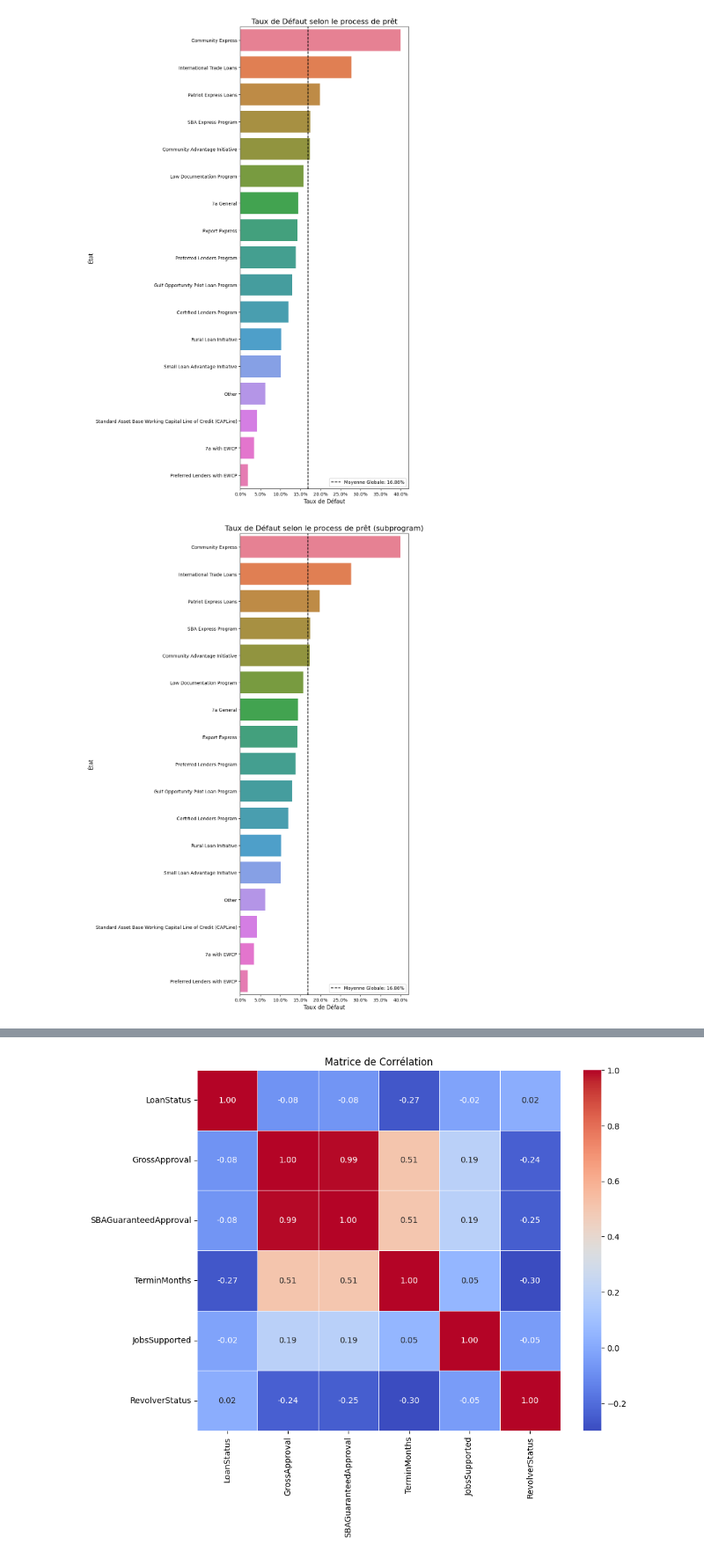
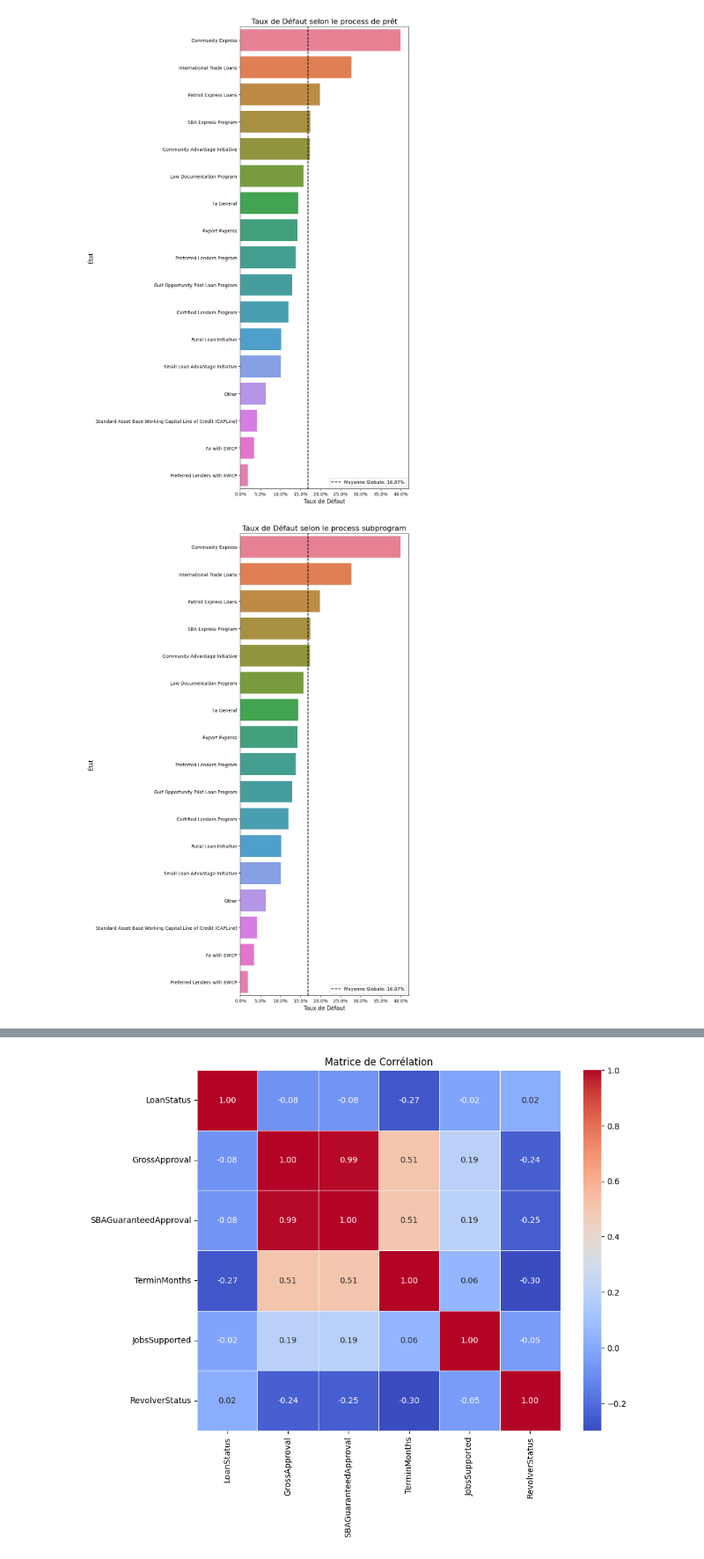
Before and after one commit to TigranGyurjyan/Machine_Learning_projet, a Jupyter notebook: EDA.ipynb, the cells around one changed output, grey strips where cells are left out. Shown at 88% size. Drawn from its saved outputs; the diff is of its cells as text; code cells hidden in the pictures.

```diff
--- a/EDA.ipynb
+++ b/EDA.ipynb
@@ -67 +72,16 @@ Timestamp('2025-07-02 00:00:00')
+# %%
+df = df.drop_duplicates()
+# %%
+df = df.drop(columns={'Program',
+                      'BorrName',
+                      'BorrStreet',
+                      'BorrCity',
+                      'LocationID',
+                      'BankFDICNumber',
+                      'BankZip',
+                      'BankStreet',
+                      'BankCity',
+                      'NAICSDescription',
+                      'CongressionalDistrict'
+})
 # %%
@@ -79,13 +98,2 @@ Timestamp('2025-07-02 00:00:00')
 # %%
-df = df.drop(columns={"Program",
-                     "BorrStreet",
-                     "BorrCity",
-                     "BankFDICNumber", #on garde le nom de la banque finalement car moins de Nan
-                      "BankStreet",
-                      "BankCity",
-                      "NAICSDescription",
-                     "BorrName",
-                     "LocationID",
-                     "BankZip",
-                     "ProjectCounty",
-                     "CongressionalDistrict"})
+df.info()
@@ -455,6 +441,7 @@ Name: count, dtype: int64
 # %%
+# ON fait le choix de regrouper à partir de VI dans une catégorie Other
 freq = df['BorrState'].value_counts()
-state_rares = freq[freq < 300].index
+state_rares = freq[freq < 239].index
 df.loc[df['BorrState'].isin(state_rares), 'BorrState'] = 'Other'
 # %%
 state_risk = df.groupby('BorrState')['LoanStatus'].mean().sort_values(ascending=False)
@@ -551,25 +538,25 @@ plt.show()
 # %%
 freq = df['Subprogram'].value_counts()
 rares = freq[freq < 1000].index
 df.loc[df['ProcessingMethod'].isin(rares), 'Subprogram'] = 'Other'
 method_risk = df.groupby('ProcessingMethod')['LoanStatus'].mean().sort_values(ascending=False)
 
 plt.figure(figsize=(10, 15))
 sns.barplot(x=method_risk.values,
             y=method_risk.index,
             hue=method_risk.index,
             legend=False)
 
-plt.title("Taux de Défaut selon le process de prêt (subprogram)", fontsize=16)
+plt.title("Taux de Défaut selon le process subprogram", fontsize=16)
 plt.xlabel("Taux de Défaut", fontsize=12)
 plt.ylabel("État", fontsize=12)
 
 mean_val = df['LoanStatus'].mean()
 plt.axvline(x=mean_val, color='black', linestyle='--', label=f'Moyenne Globale: {mean_val:.2%}')
 plt.gca().xaxis.set_major_formatter(mtick.PercentFormatter(1.0))
 plt.legend()
 plt.tight_layout()
 plt.show()
 # %% [output]
-[figure, old version]
+[figure, new version]
 # %%
```
Also changed, not shown: parts of 64 cells of this notebook.
